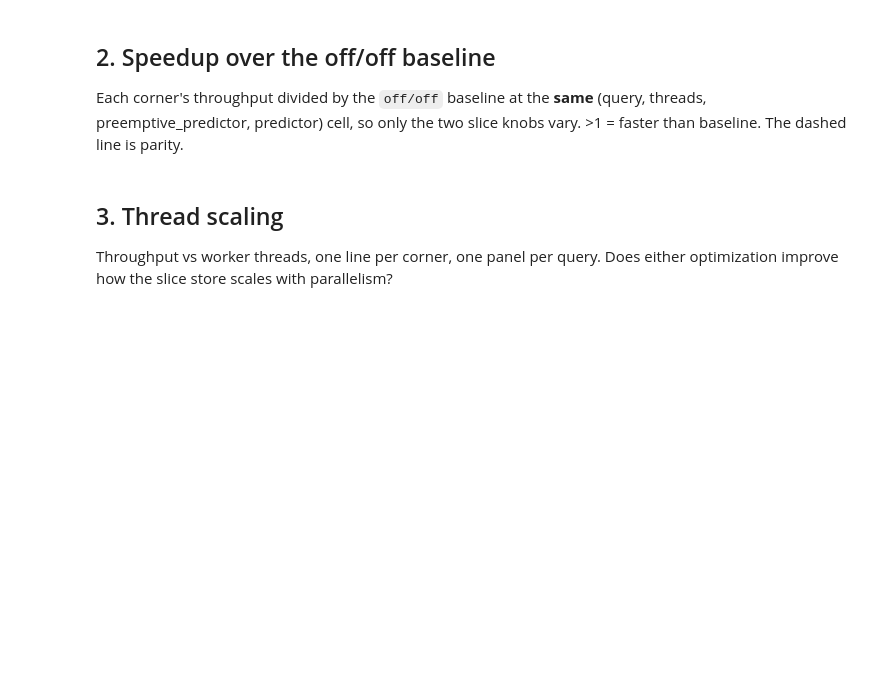
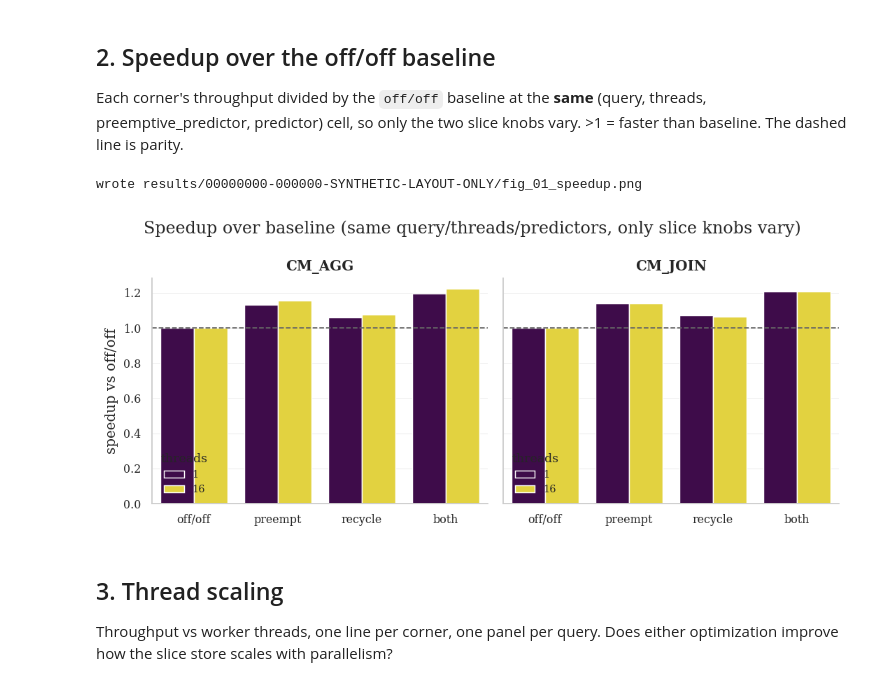
Before and after one commit to Watermark-Prediction-NES/nebulastream, a Jupyter notebook: scripts/benchmarking/slice_optimization_benchmarks/plot_results.ipynb, the cells around one changed output. Cells and saved outputs as stored; diff of their text form; code cells hidden in the pictures; blank space fills up the shorter version.

```diff
--- a/scripts/benchmarking/slice_optimization_benchmarks/plot_results.ipynb
+++ b/scripts/benchmarking/slice_optimization_benchmarks/plot_results.ipynb
@@ -112,25 +158,29 @@ Each corner's throughput divided by the `off/off` baseline at the **same** (quer
 # %%
 # Join each scored cell to its off/off twin (same everything except the two knobs).
 KEY = ['query', 'threads', 'preemptive_predictor', 'predictor']
 base = (ok[ok['corner'] == 'off/off']
         .groupby(KEY, as_index=False)['tuples_per_second'].mean()
         .rename(columns={'tuples_per_second': 'base_tps'}))
 sp = ok.merge(base, on=KEY, how='left')
 sp['speedup'] = sp['tuples_per_second'] / sp['base_tps']
 sp = sp[sp['base_tps'].notna()]
 
 fig, axes = plt.subplots(1, len(QUERIES), figsize=(4.2 * len(QUERIES), 3.6), squeeze=False, sharey=True)
 for ax, q in zip(axes[0], QUERIES):
     sns.barplot(sp[sp['query'] == q], x='corner', y='speedup', hue='threads',
-                order=CORNER_ORDER, palette='viridis', ax=ax)
+                order=CORNER_ORDER, palette='viridis', errorbar=ERRORBAR, ax=ax)
     ax.axhline(1.0, ls='--', lw=1, color='0.4')
     ax.set_title(q)
     ax.set_xlabel('')
     ax.set_ylabel('speedup vs off/off')
     ax.legend(title='threads', fontsize=8)
 fig.suptitle('Speedup over baseline (same query/threads/predictors, only slice knobs vary)')
 fig.tight_layout()
+save(fig, 'fig_01_speedup')
 plt.show()
+# %% [output]
+wrote results/00000000-000000-SYNTHETIC-LAYOUT-ONLY/fig_01_speedup.png
+[figure, added]
 # %% [markdown]
 ## 3. Thread scaling
 Throughput vs worker threads, one line per corner, one panel per query. Does either optimization improve how the slice store scales with parallelism?
```
Also changed, not shown: parts of 16 cells of this notebook.
